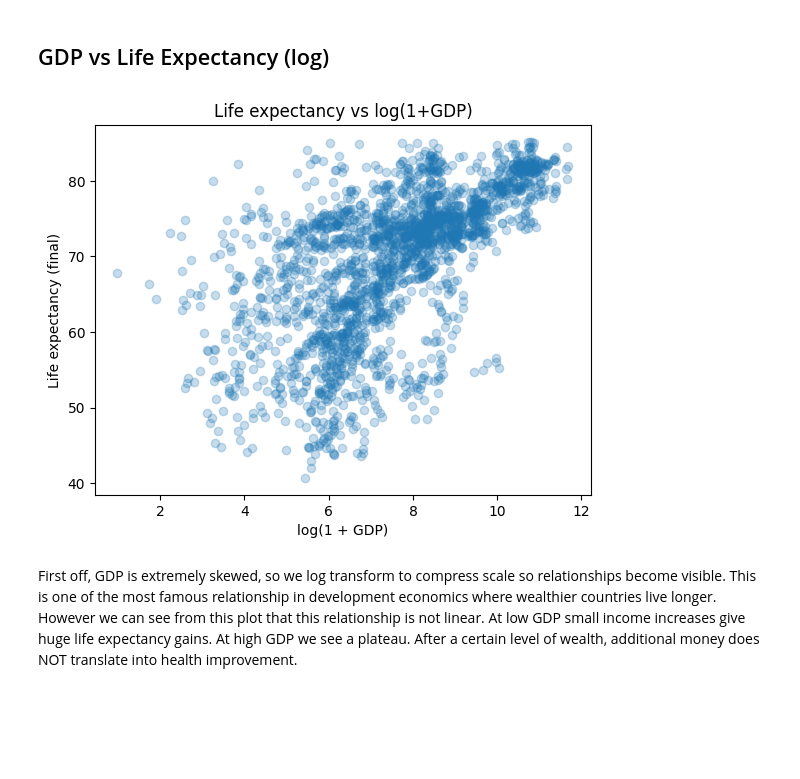
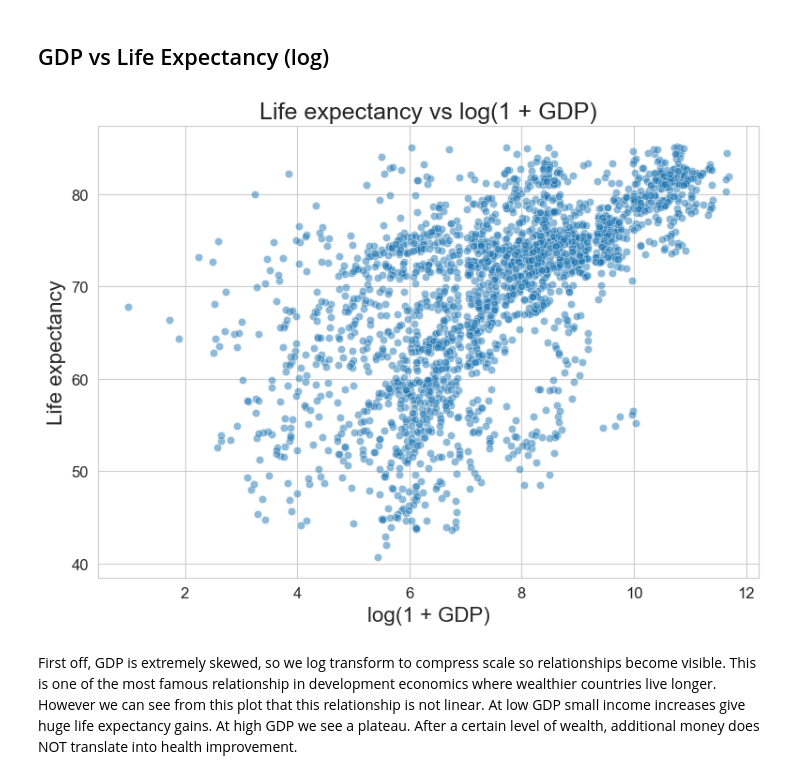
Before and after one commit to aleksiakolo/life-expectancy-analysis, a Jupyter notebook: notebooks/08_visualizations.ipynb, the cells around one changed output. Drawn from its saved outputs; the diff is of its cells as text; code cells hidden in the pictures; blank space fills up the shorter version.

```diff
--- a/notebooks/08_visualizations.ipynb
+++ b/notebooks/08_visualizations.ipynb
@@ -36,0 +54,10 @@ plt.rcParams.update({
+# %%
+panel, preprocessing_summary = build_processed_dataset(config)
+
+panel[YEAR_COL] = pd.to_numeric(panel[YEAR_COL], errors="raise").astype(int)
+panel = panel.dropna(subset=[TARGET]).copy()
+
+metrics_path = PROJECT_ROOT / "outputs" / "metrics" / "baseline_results.csv"
+df_metrics = pd.read_csv(metrics_path)
+
+panel.head(), panel.shape
@@ -106,24 +166,26 @@ Consistent healthcare systems and infrastructure.
 # %% [markdown]
 ## GDP vs Life Expectancy (log)
 # %%
-sub = df.dropna(subset=["gdp"]).copy()
-sub["log_gdp"] = np.log1p(sub["gdp"])
+if "gdp" in panel.columns:
+    sub = panel.dropna(subset=["gdp", TARGET]).copy()
+    sub["log_gdp"] = np.log1p(pd.to_numeric(sub["gdp"], errors="coerce").clip(0))
 
-plt.figure()
-sns.kdeplot(
-    data=df,
-    x="schooling",
-    y="life_expectancy",
-    fill=True
-)
-plt.title("Density of Schooling vs Life Expectancy")
-plt.show()
-plt.title("Life expectancy vs log(1+GDP)")
-plt.xlabel("log(1 + GDP)")
-plt.ylabel("Life expectancy (final)")
-plt.show()
+    plt.figure(figsize=(8, 6))
+    sns.scatterplot(
+        data=sub,
+        x="log_gdp",
+        y=TARGET,
+        alpha=0.5,
+    )
+    plt.title("Life expectancy vs log(1 + GDP)")
+    plt.xlabel("log(1 + GDP)")
+    plt.ylabel("Life expectancy")
+    plt.tight_layout()
+    plt.show()
+else:
+    print("gdp column not available")
 # %% [output]
-[figure, old version]
+[figure, new version]
 # %% [markdown]
 First off, GDP is extremely skewed, so we log transform to compress scale so relationships become visible. This is one of the most famous relationship in development economics where wealthier countries live longer. However we can see from this plot that this relationship is not linear. At low GDP small income increases give huge life expectancy gains. At high GDP we see a plateau. After a certain level of wealth, additional money does NOT translate into health improvement.
 # %% [markdown]
```
Also changed, not shown: parts of 14 cells of this notebook, 15 other files.
